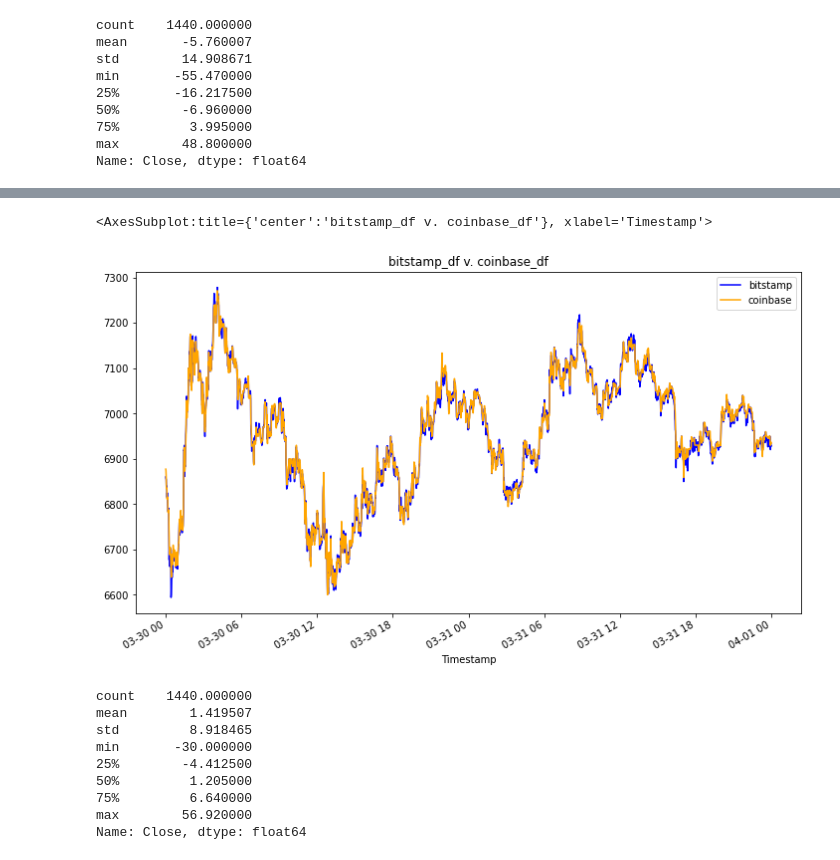
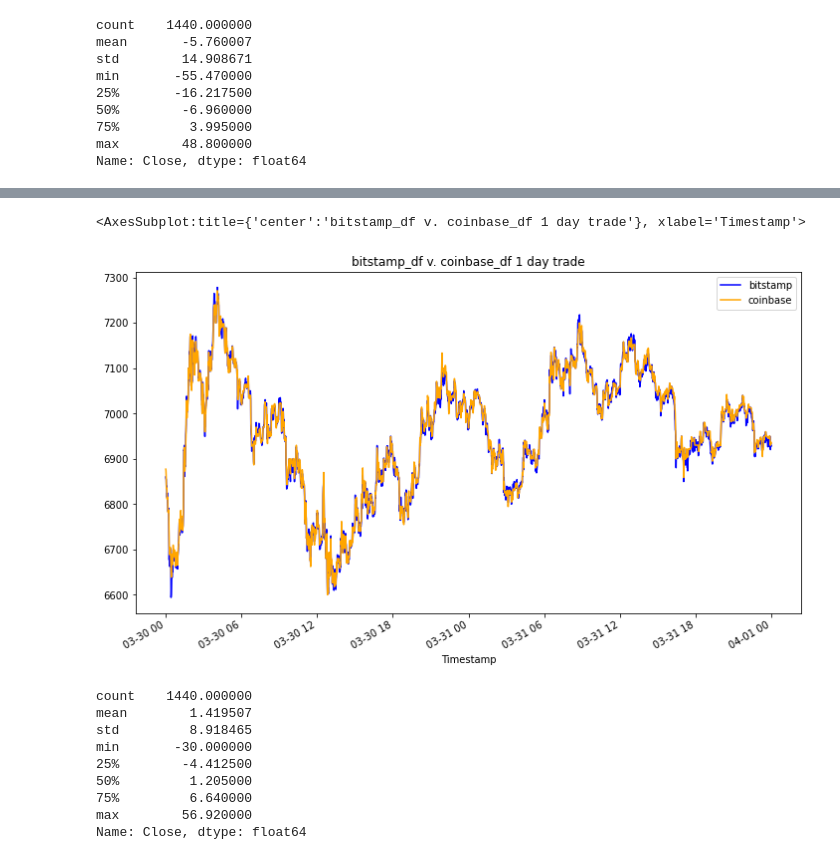
Before and after one commit to EGeorge2021r/Challenge3Repo, a Jupyter notebook: Starter_Code/crypto_arbitrage.ipynb, the cells around one changed output, grey strips where cells are left out. Saved outputs shown, nothing was run; the diff lists cells and outputs as text; code cells hidden in the pictures.

```diff
--- a/Starter_Code/crypto_arbitrage.ipynb
+++ b/Starter_Code/crypto_arbitrage.ipynb
@@ -403,11 +496,11 @@ coinbase_df['Close'].loc['2018-02-15'].plot(legend=True, figsize=(12, 7), color=
 # %%
 # Create an overlay plot that visualizes the two dataframes over a period of one day from late in the dataset.
 # Be sure that the plots include the parameters `legend`, `figsize`, `title`, `color` and `label`
-bitstamp_df['Close'].loc['2018-03-30' : '2018-03-31'].plot(legend=True, figsize=(12, 7), title="bitstamp_df v. coinbase_df", color="blue", label="bitstamp")
+bitstamp_df['Close'].loc['2018-03-30' : '2018-03-31'].plot(legend=True, figsize=(12, 7), title="bitstamp_df v. coinbase_df 1 day trade" , color="blue", label="bitstamp")
 coinbase_df['Close'].loc['2018-03-30' : '2018-03-31'].plot(legend=True, figsize=(12, 7), color="orange", label="coinbase")
 # %% [output]
-<AxesSubplot:title={'center':'bitstamp_df v. coinbase_df'}, xlabel='Timestamp'>
+<AxesSubplot:title={'center':'bitstamp_df v. coinbase_df 1 day trade'}, xlabel='Timestamp'>
-[figure, old version]
+[figure, new version]
 # %%
 # Using the date from the late that you have selected, calculate the arbitrage spread
 # by subtracting the bitstamp lower closing prices from the coinbase higher closing prices
```
Also changed, not shown: parts of 18 cells of this notebook.
